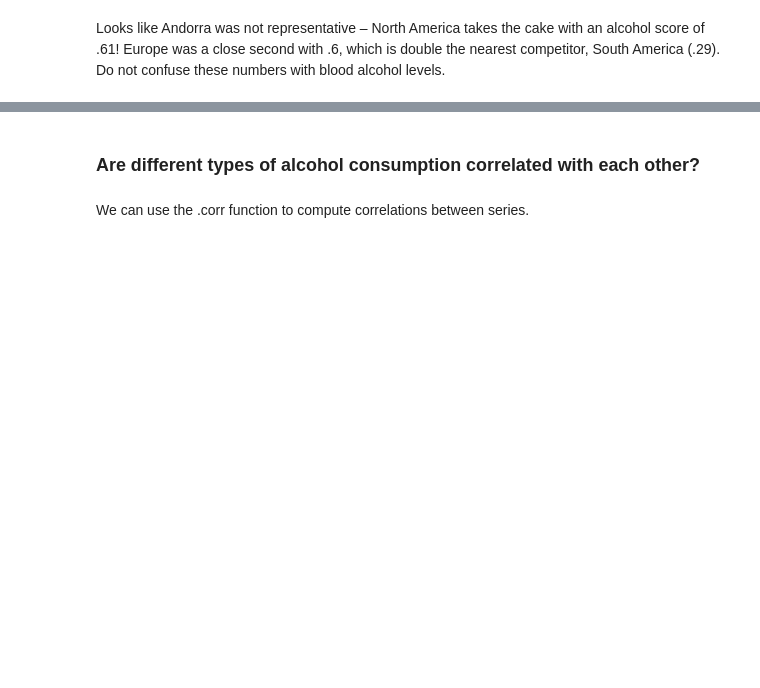
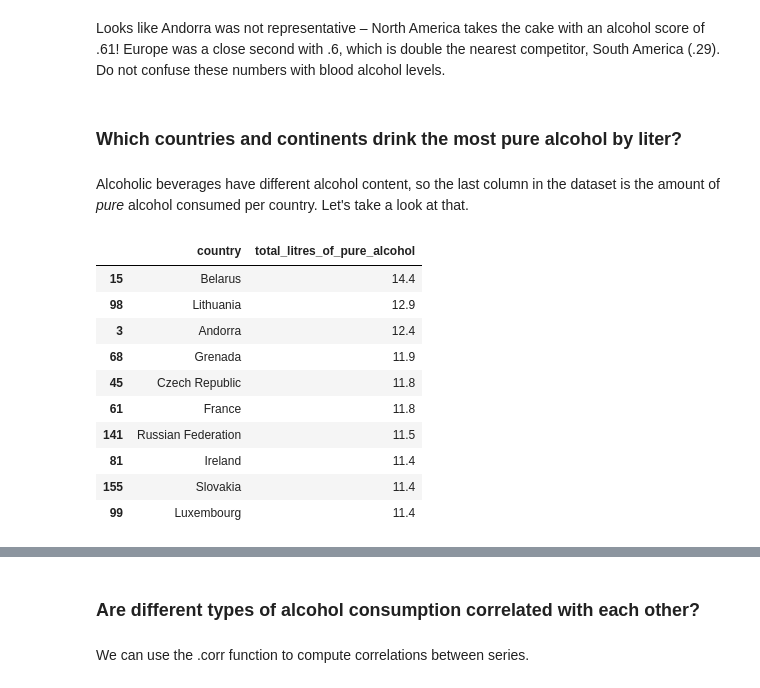
Before and after one commit to gagejustins/alcoholConsumption, a Jupyter notebook: alcohol.ipynb, the cells around one changed output, grey strips where cells are left out. Cells and saved outputs as stored; diff of their text form; code cells hidden in the pictures; blank space fills up the shorter version.

```diff
--- a/alcohol.ipynb
+++ b/alcohol.ipynb
@@ -236,2 +240,20 @@ plt.ylabel('Alcohol Score')
 # %% [markdown]
 Looks like Andorra was not representative – North America takes the cake with an alcohol score of .61! Europe was a close second with .6, which is double the nearest competitor, South America (.29). Do not confuse these numbers with blood alcohol levels.
+# %% [markdown]
+### Which countries and continents drink the most pure alcohol by liter?
+# %% [markdown]
+Alcoholic beverages have different alcohol content, so the last column in the dataset is the amount of *pure* alcohol consumed per country. Let's take a look at that.
+# %%
+alc.sort_values('total_litres_of_pure_alcohol', ascending=False)[['country', 'total_litres_of_pure_alcohol']].head(10)
+# %% [output]
+|  | country | total_litres_of_pure_alcohol |
+| 15 | Belarus | 14.4 |
+| 98 | Lithuania | 12.9 |
+| 3 | Andorra | 12.4 |
+| 68 | Grenada | 11.9 |
+| 45 | Czech Republic | 11.8 |
+| 61 | France | 11.8 |
+| 141 | Russian Federation | 11.5 |
+| 81 | Ireland | 11.4 |
+| 155 | Slovakia | 11.4 |
+| 99 | Luxembourg | 11.4 |
```
Also changed, not shown: parts of 8 cells of this notebook.
